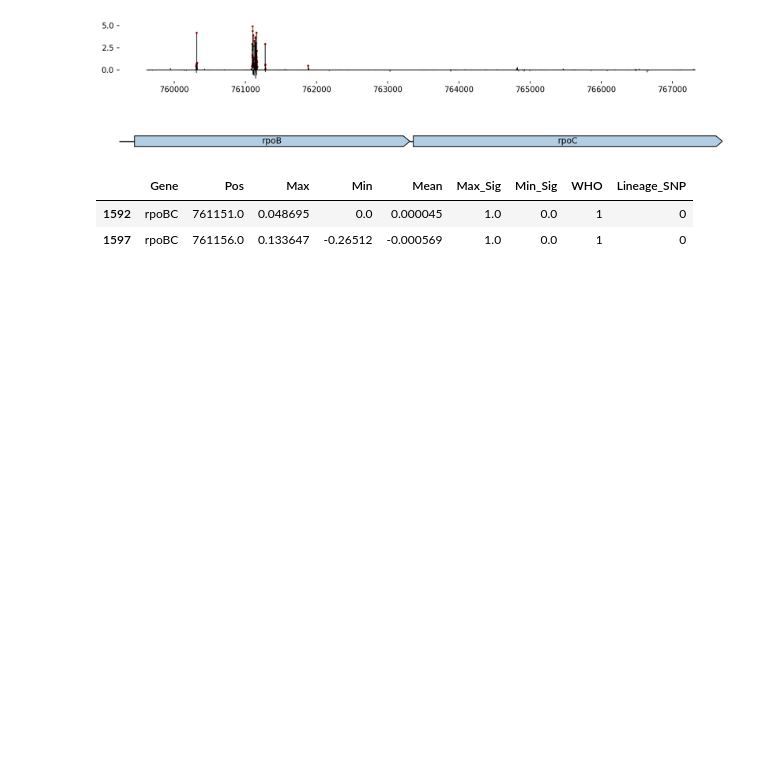
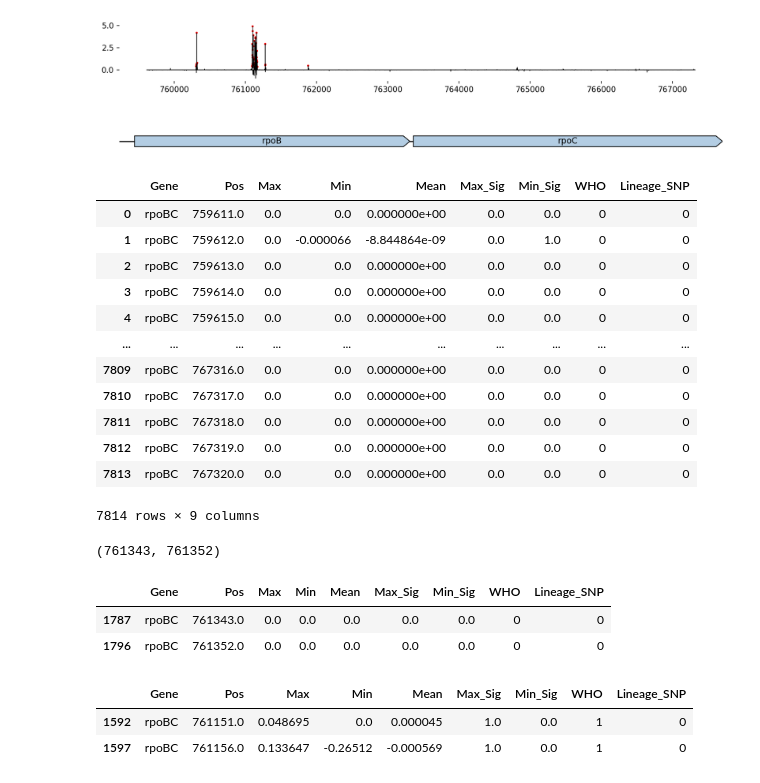
Before and after one commit to sanju99/MtbQuantCNN, a Jupyter notebook: analysis/plot_saliency.ipynb, the cells around one changed output. Cells and saved outputs as stored; diff of their text form; code cells hidden in the pictures; blank space fills up the shorter version.

```diff
--- a/analysis/plot_saliency.ipynb
+++ b/analysis/plot_saliency.ipynb
@@ -71,6 +68,33 @@ rif_rpoBC_lineage_df, rif_rpoBC_lineage_seqDict = generate_saliency_plots("RIF",
 7 Cat 1/2 WHO catalog sites not found
 Sites not found: [761080 761082 761094 761134 761135 761150 761159]
 [figure]
+# %%
+rif_rpoBC_lineage_df
+# %% [output]
+|  | Gene | Pos | Max | Min | Mean | Max_Sig | Min_Sig | WHO | Lineage_SNP |
+| 0 | rpoBC | 759611.0 | 0.0 | 0.0 | 0.000000e+00 | 0.0 | 0.0 | 0 | 0 |
+| 1 | rpoBC | 759612.0 | 0.0 | -0.000066 | -8.844864e-09 | 0.0 | 1.0 | 0 | 0 |
+| 2 | rpoBC | 759613.0 | 0.0 | 0.0 | 0.000000e+00 | 0.0 | 0.0 | 0 | 0 |
+| 3 | rpoBC | 759614.0 | 0.0 | 0.0 | 0.000000e+00 | 0.0 | 0.0 | 0 | 0 |
+| 4 | rpoBC | 759615.0 | 0.0 | 0.0 | 0.000000e+00 | 0.0 | 0.0 | 0 | 0 |
+| ... | ... | ... | ... | ... | ... | ... | ... | ... | ... |
+| 7809 | rpoBC | 767316.0 | 0.0 | 0.0 | 0.000000e+00 | 0.0 | 0.0 | 0 | 0 |
+| 7810 | rpoBC | 767317.0 | 0.0 | 0.0 | 0.000000e+00 | 0.0 | 0.0 | 0 | 0 |
+| 7811 | rpoBC | 767318.0 | 0.0 | 0.0 | 0.000000e+00 | 0.0 | 0.0 | 0 | 0 |
+| 7812 | rpoBC | 767319.0 | 0.0 | 0.0 | 0.000000e+00 | 0.0 | 0.0 | 0 | 0 |
+| 7813 | rpoBC | 767320.0 | 0.0 | 0.0 | 0.000000e+00 | 0.0 | 0.0 | 0 | 0 |
+7814 rows × 9 columns
+# %%
+759807+(3*512), 759807+(3*515)
+# %% [output]
+(761343, 761352)
+# %%
+
+rif_rpoBC_lineage_df.query("Pos in [761343, 761352]")
+# %% [output]
+|  | Gene | Pos | Max | Min | Mean | Max_Sig | Min_Sig | WHO | Lineage_SNP |
+| 1787 | rpoBC | 761343.0 | 0.0 | 0.0 | 0.0 | 0.0 | 0.0 | 0 | 0 |
+| 1796 | rpoBC | 761352.0 | 0.0 | 0.0 | 0.0 | 0.0 | 0.0 | 0 | 0 |
 # %%
 rif_rpoBC_lineage_df.query("Pos in [761151, 761156]")
 # %% [output]
```
Also changed, not shown: parts of 1 cell of this notebook, 3 other files.
